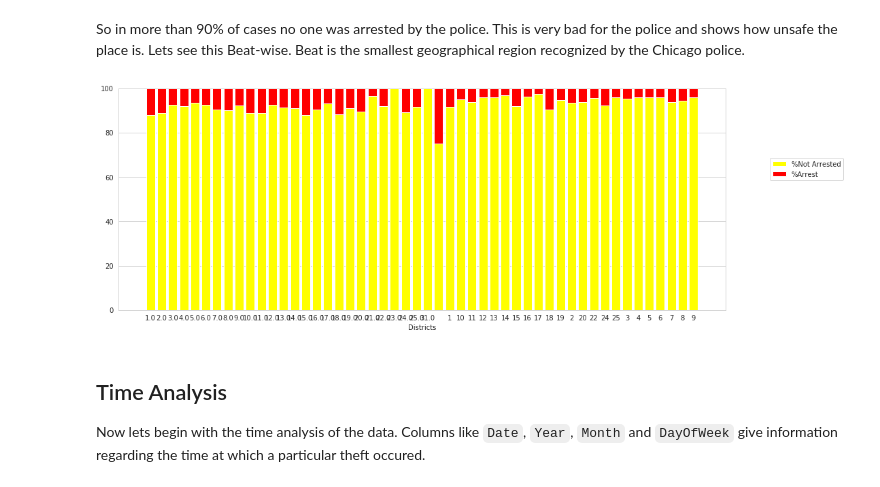
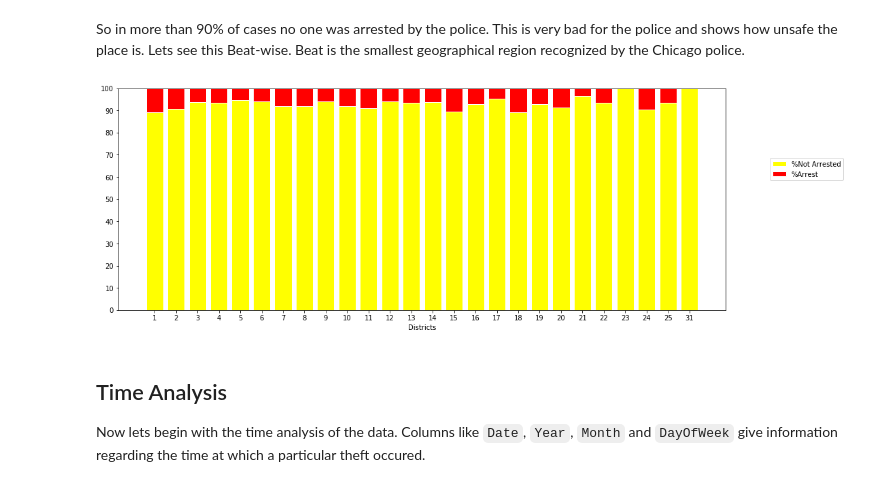
Before and after one commit to varenyamBakshi/Data-Analytis-Project, a Jupyter notebook: EDA project.ipynb, the cells around one changed output. Saved outputs shown, nothing was run; the diff lists cells and outputs as text; code cells hidden in the pictures.

```diff
--- a/EDA project.ipynb
+++ b/EDA project.ipynb
@@ -187,26 +169,27 @@ So in more than 90% of cases no one was arrested by the police. This is very bad
 # %%
 Arrest_prop = df.dropna(how='any')
 plotdata = Arrest_prop.Arrest.groupby(Arrest_prop.District).value_counts()
 Dist_index=[]
-[Dist_index.append(x) for (x,y) in plotdata.index.to_list() if x not in Dist_index]
+[Dist_index.append(x) for (x,y) in plotdata.index.to_list() if x not in Dist_index and x != -1]
 falseval = [0 if (x,False) not in plotdata.index.to_list() else plotdata[(x,False)] for x in Dist_index]
 trueval = [0 if (x,True) not in plotdata.index.to_list() else plotdata[(x,True)] for x in Dist_index]
 r=list(range(len(trueval)))
 totals = [i+j for i,j in zip(trueval,falseval)]
 trueBars = [i / j * 100 for i,j in zip(trueval, totals)]
 falseBars = [i / j * 100 for i,j in zip(falseval, totals)]
 #Dist_index=[str(x).replace('.0','') for x in Dist_index]
 barwidth = 0.8
 plt.figure(figsize=(16,6))
 plt.bar(r, falseBars, color='yellow', edgecolor='white', width=barwidth)
 plt.bar(r, trueBars, bottom=falseBars, color='red', edgecolor='white', width=barwidth)
 plt.xticks(r, Dist_index)
+plt.yticks(range(0,101,10))
 plt.xlabel("Districts")
 plt.legend(['%Not Arrested', '%Arrest'], loc='upper right', bbox_to_anchor=(1.2,0.7))
 
 plt.show()
 # %% [output]
-[figure, old version]
+[figure, new version]
 # %% [markdown]
 ## Time Analysis
 Now lets begin with the time analysis of the data. Columns like `Date`, `Year`, `Month` and `DayOfWeek` give information regarding the time at which a particular theft occured.
```
Also changed, not shown: parts of 25 cells of this notebook, 2 other files.
